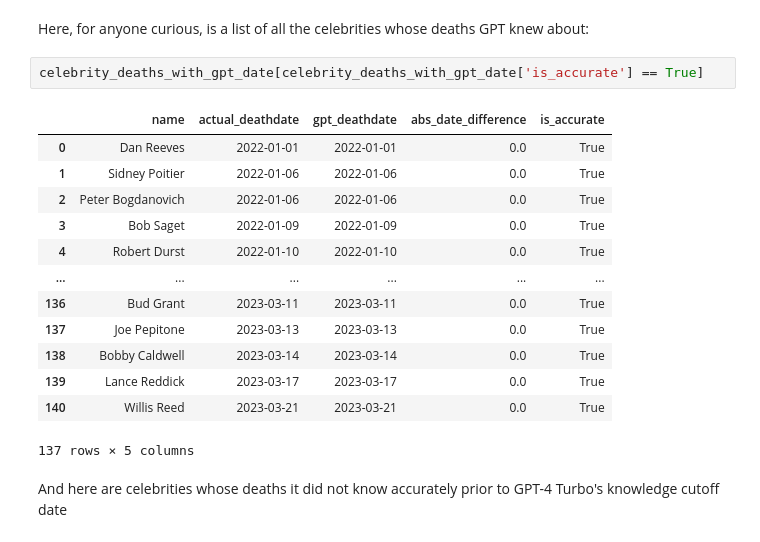
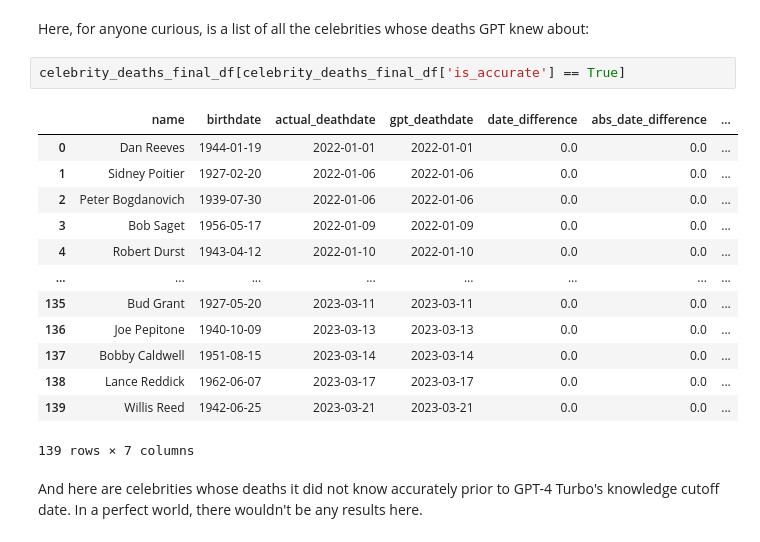
Before and after one commit to mattm/llm-knowledge-cutoff, a Jupyter notebook: LLM Knowledge Cutoff.ipynb, the cells around one changed output. Saved outputs shown, nothing was run; the diff lists cells and outputs as text.

```diff
--- a/LLM Knowledge Cutoff.ipynb
+++ b/LLM Knowledge Cutoff.ipynb
@@ -199,21 +298,21 @@ celebrity_deaths_with_gpt_date
 # %% [markdown]
 Here, for anyone curious, is a list of all the celebrities whose deaths GPT knew about:
 # %%
-celebrity_deaths_with_gpt_date[celebrity_deaths_with_gpt_date['is_accurate'] == True]
+celebrity_deaths_final_df[celebrity_deaths_final_df['is_accurate'] == True]
 # %% [output]
-|  | name | actual_deathdate | gpt_deathdate | abs_date_difference | is_accurate |
-| 0 | Dan Reeves | 2022-01-01 | 2022-01-01 | 0.0 | True |
-| 1 | Sidney Poitier | 2022-01-06 | 2022-01-06 | 0.0 | True |
-| 2 | Peter Bogdanovich | 2022-01-06 | 2022-01-06 | 0.0 | True |
-| 3 | Bob Saget | 2022-01-09 | 2022-01-09 | 0.0 | True |
-| 4 | Robert Durst | 2022-01-10 | 2022-01-10 | 0.0 | True |
-| ... | ... | ... | ... | ... | ... |
-| 136 | Bud Grant | 2023-03-11 | 2023-03-11 | 0.0 | True |
-| 137 | Joe Pepitone | 2023-03-13 | 2023-03-13 | 0.0 | True |
-| 138 | Bobby Caldwell | 2023-03-14 | 2023-03-14 | 0.0 | True |
-| 139 | Lance Reddick | 2023-03-17 | 2023-03-17 | 0.0 | True |
-| 140 | Willis Reed | 2023-03-21 | 2023-03-21 | 0.0 | True |
+|  | name | birthdate | actual_deathdate | gpt_deathdate | date_difference | abs_date_difference | ... |
+| 0 | Dan Reeves | 1944-01-19 | 2022-01-01 | 2022-01-01 | 0.0 | 0.0 | ... |
+| 1 | Sidney Poitier | 1927-02-20 | 2022-01-06 | 2022-01-06 | 0.0 | 0.0 | ... |
+| 2 | Peter Bogdanovich | 1939-07-30 | 2022-01-06 | 2022-01-06 | 0.0 | 0.0 | ... |
+| 3 | Bob Saget | 1956-05-17 | 2022-01-09 | 2022-01-09 | 0.0 | 0.0 | ... |
+| 4 | Robert Durst | 1943-04-12 | 2022-01-10 | 2022-01-10 | 0.0 | 0.0 | ... |
+| ... | ... | ... | ... | ... | ... | ... | ... |
+| 135 | Bud Grant | 1927-05-20 | 2023-03-11 | 2023-03-11 | 0.0 | 0.0 | ... |
+| 136 | Joe Pepitone | 1940-10-09 | 2023-03-13 | 2023-03-13 | 0.0 | 0.0 | ... |
+| 137 | Bobby Caldwell | 1951-08-15 | 2023-03-14 | 2023-03-14 | 0.0 | 0.0 | ... |
+| 138 | Lance Reddick | 1962-06-07 | 2023-03-17 | 2023-03-17 | 0.0 | 0.0 | ... |
+| 139 | Willis Reed | 1942-06-25 | 2023-03-21 | 2023-03-21 | 0.0 | 0.0 | ... |
-137 rows × 5 columns
+139 rows × 7 columns
 # %% [markdown]
-And here are celebrities whose deaths it did not know accurately prior to GPT-4 Turbo's knowledge cutoff date
+And here are celebrities whose deaths it did not know accurately prior to GPT-4 Turbo's knowledge cutoff date. In a perfect world, there wouldn't be any results here.
 # %%
```
Also changed, not shown: parts of 32 cells of this notebook, 8 other files.
